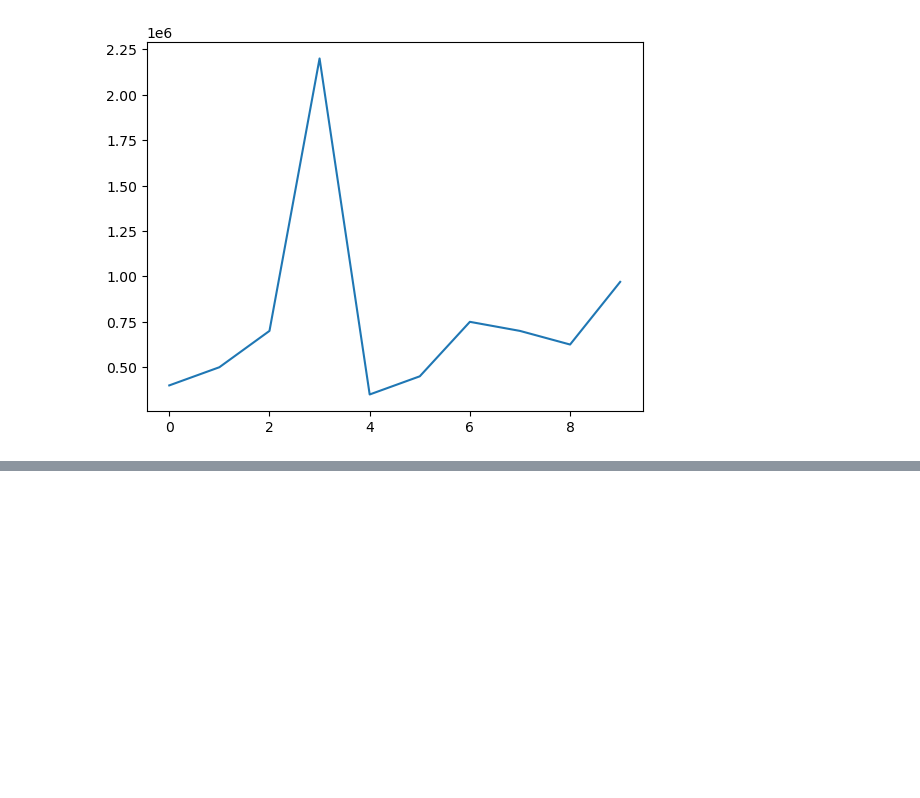
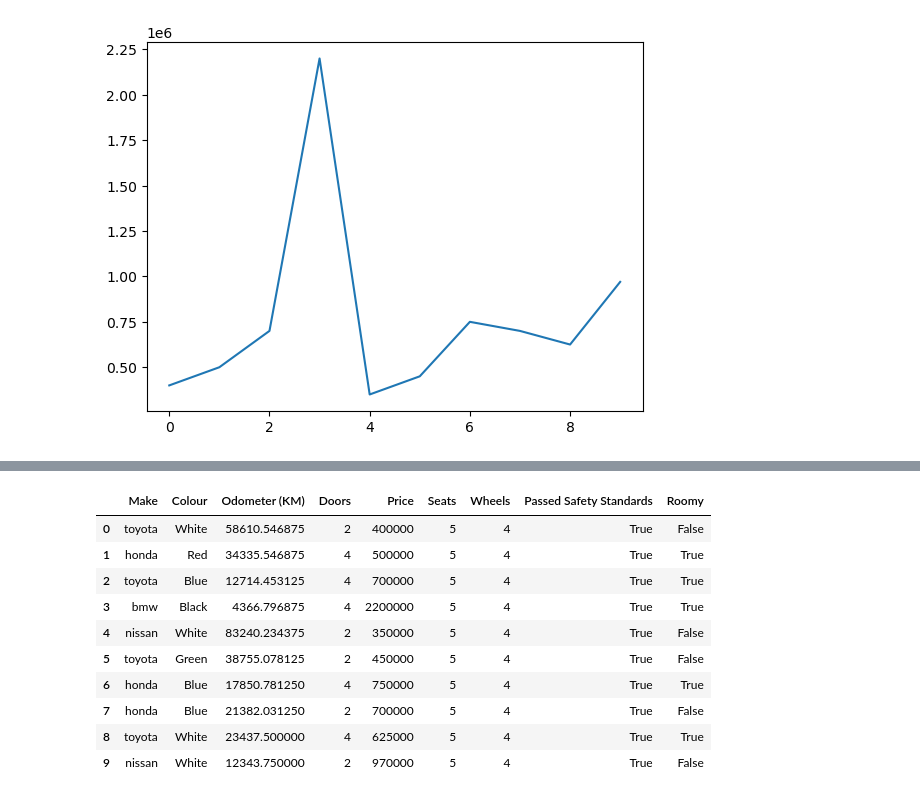
Before and after one commit to TowhidKashem/machine-learning, a Jupyter notebook: 2. intro-to-pandas/intro-to-pandas.ipynb, the cells around one changed output, grey strips where cells are left out. Drawn from its saved outputs; the diff is of its cells as text; code cells hidden in the pictures; blank space fills up the shorter version.

```diff
--- a/2. intro-to-pandas/intro-to-pandas.ipynb
+++ b/2. intro-to-pandas/intro-to-pandas.ipynb
@@ -276,0 +486,17 @@ car_sales['Price'].plot()
+# %%
+# apply a function to all the values in a column
+car_sales['Odometer (KM)'] = car_sales['Odometer (KM)'].apply(lambda x: x / 1.6) # convert km to miles
+
+car_sales
+# %% [output]
+|  | Make | Colour | Odometer (KM) | Doors | Price | Seats | Wheels | Passed Safety Standards | Roomy |
+| 0 | toyota | White | 58610.546875 | 2 | 400000 | 5 | 4 | True | False |
+| 1 | honda | Red | 34335.546875 | 4 | 500000 | 5 | 4 | True | True |
+| 2 | toyota | Blue | 12714.453125 | 4 | 700000 | 5 | 4 | True | True |
+| 3 | bmw | Black | 4366.796875 | 4 | 2200000 | 5 | 4 | True | True |
+| 4 | nissan | White | 83240.234375 | 2 | 350000 | 5 | 4 | True | False |
+| 5 | toyota | Green | 38755.078125 | 2 | 450000 | 5 | 4 | True | False |
+| 6 | honda | Blue | 17850.781250 | 4 | 750000 | 5 | 4 | True | True |
+| 7 | honda | Blue | 21382.031250 | 2 | 700000 | 5 | 4 | True | False |
+| 8 | toyota | White | 23437.500000 | 4 | 625000 | 5 | 4 | True | True |
+| 9 | nissan | White | 12343.750000 | 2 | 970000 | 5 | 4 | True | False |
```
Also changed, not shown: parts of 17 cells of this notebook, 2 other files.
